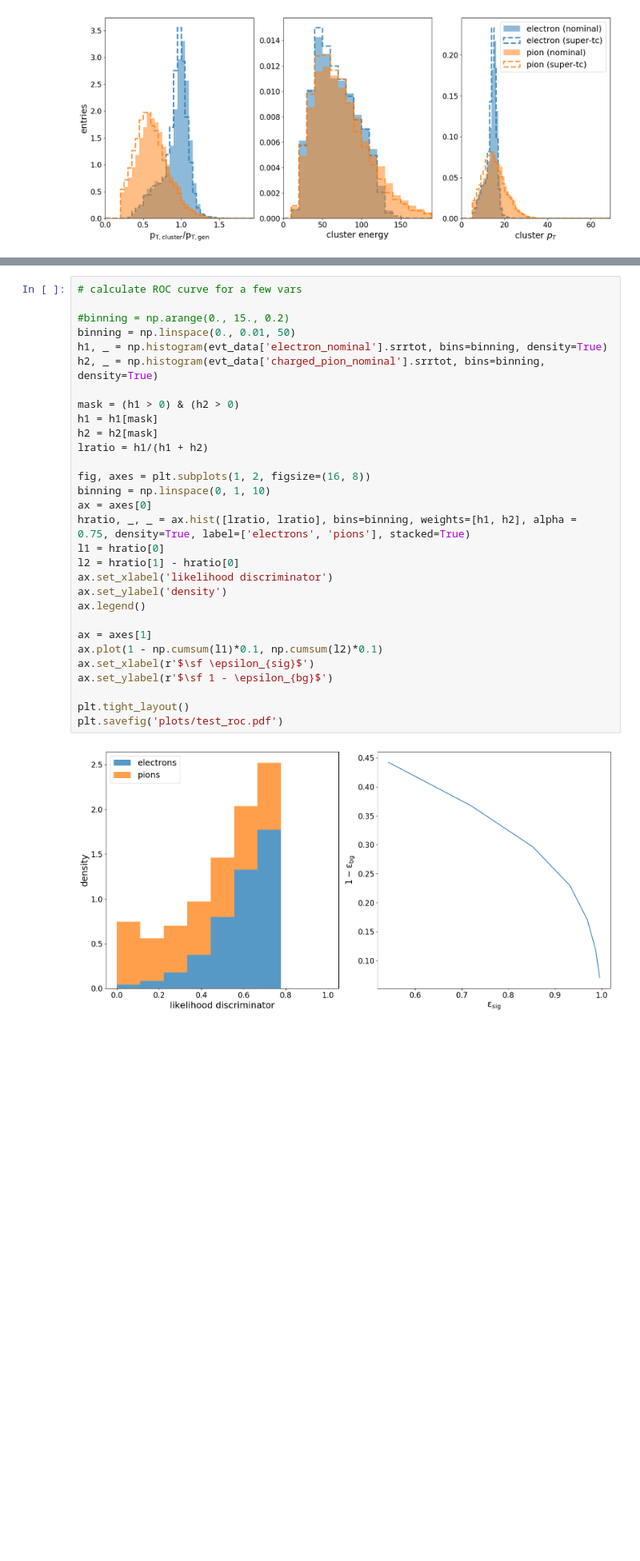
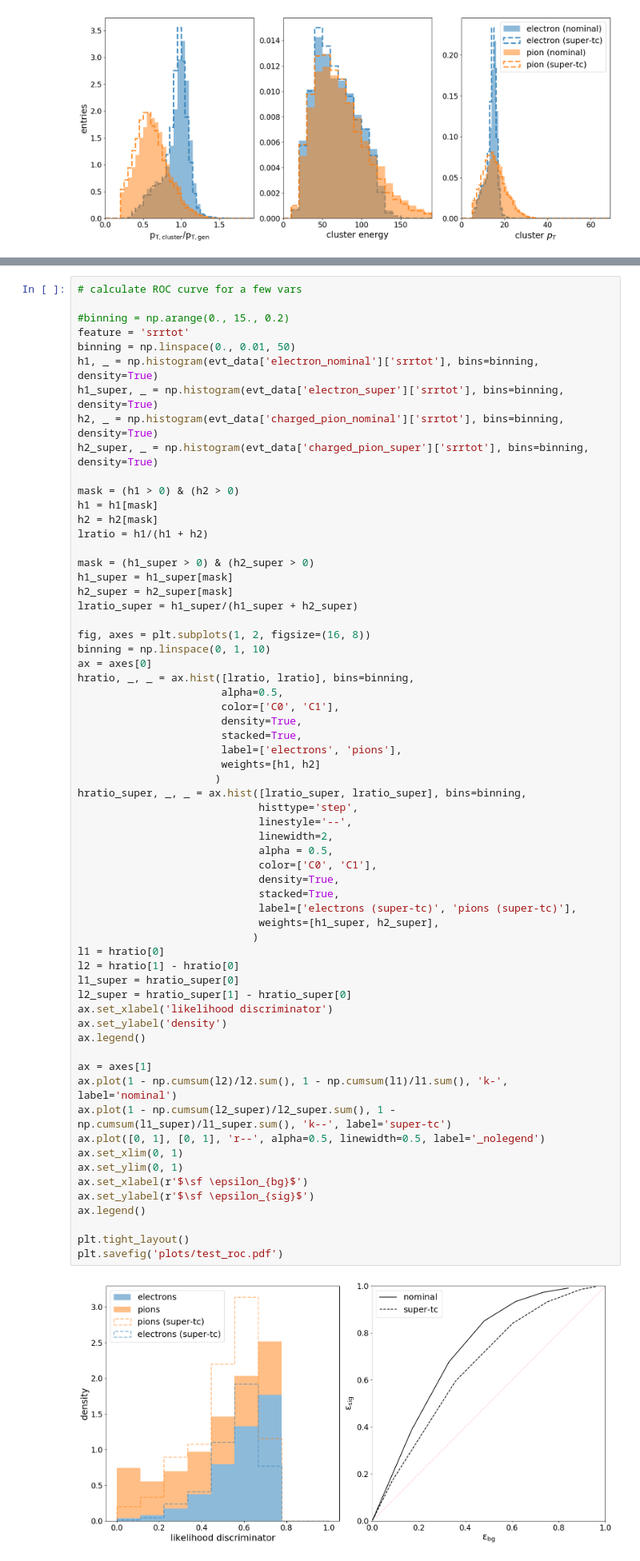
Before and after one commit to NWUHEP/hgcal-analysis, a Jupyter notebook: notebooks/electron_supertc_study.ipynb, the cells around one changed output, grey strips where cells are left out. Shown at 80% size. Saved outputs shown, nothing was run; the diff lists cells and outputs as text; blank space fills up the shorter version.

Commit message:
Cleaned up ROC curves for nominal vs super tc

```diff
--- a/notebooks/electron_supertc_study.ipynb
+++ b/notebooks/electron_supertc_study.ipynb
@@ -276,32 +276,65 @@ plt.show()
 # %%
 # calculate ROC curve for a few vars
 
 #binning = np.arange(0., 15., 0.2)
+feature = 'srrtot'
 binning = np.linspace(0., 0.01, 50)
-h1, _ = np.histogram(evt_data['electron_nominal'].srrtot, bins=binning, density=True)
-h2, _ = np.histogram(evt_data['charged_pion_nominal'].srrtot, bins=binning, density=True)
+h1, _ = np.histogram(evt_data['electron_nominal']['srrtot'], bins=binning, density=True)
+h1_super, _ = np.histogram(evt_data['electron_super']['srrtot'], bins=binning, density=True)
+h2, _ = np.histogram(evt_data['charged_pion_nominal']['srrtot'], bins=binning, density=True)
+h2_super, _ = np.histogram(evt_data['charged_pion_super']['srrtot'], bins=binning, density=True)
 
 mask = (h1 > 0) & (h2 > 0)
 h1 = h1[mask]
 h2 = h2[mask]
 lratio = h1/(h1 + h2)
 
+mask = (h1_super > 0) & (h2_super > 0)
+h1_super = h1_super[mask]
+h2_super = h2_super[mask]
+lratio_super = h1_super/(h1_super + h2_super)
+
 fig, axes = plt.subplots(1, 2, figsize=(16, 8))
 binning = np.linspace(0, 1, 10)
 ax = axes[0]
-hratio, _, _ = ax.hist([lratio, lratio], bins=binning, weights=[h1, h2], alpha = 0.75, density=True, label=['electrons', 'pions'], stacked=True)
+hratio, _, _ = ax.hist([lratio, lratio], bins=binning,
+                       alpha=0.5,
+                       color=['C0', 'C1'],
+                       density=True,
+                       stacked=True,
+                       label=['electrons', 'pions'],
+                       weights=[h1, h2]
+                      )
+hratio_super, _, _ = ax.hist([lratio_super, lratio_super], bins=binning,
+                             histtype='step',
+                             linestyle='--',
+                             linewidth=2,
+                             alpha = 0.5,
+                             color=['C0', 'C1'],
+                             density=True,
+                             stacked=True,
+                             label=['electrons (super-tc)', 'pions (super-tc)'],
+                             weights=[h1_super, h2_super],
+                            )
 l1 = hratio[0]
 l2 = hratio[1] - hratio[0]
+l1_super = hratio_super[0]
+l2_super = hratio_super[1] - hratio_super[0]
 ax.set_xlabel('likelihood discriminator')
 ax.set_ylabel('density')
 ax.legend()
 
 ax = axes[1]
-ax.plot(1 - np.cumsum(l1)*0.1, np.cumsum(l2)*0.1)
-ax.set_xlabel(r'$\sf \epsilon_{sig}$')
-ax.set_ylabel(r'$\sf 1 - \epsilon_{bg}$')
+ax.plot(1 - np.cumsum(l2)/l2.sum(), 1 - np.cumsum(l1)/l1.sum(), 'k-', label='nominal')
+ax.plot(1 - np.cumsum(l2_super)/l2_super.sum(), 1 - np.cumsum(l1_super)/l1_super.sum(), 'k--', label='super-tc')
+ax.plot([0, 1], [0, 1], 'r--', alpha=0.5, linewidth=0.5, label='_nolegend')
+ax.set_xlim(0, 1)
+ax.set_ylim(0, 1)
+ax.set_xlabel(r'$\sf \epsilon_{bg}$')
+ax.set_ylabel(r'$\sf \epsilon_{sig}$')
+ax.legend()
 
 plt.tight_layout()
 plt.savefig('plots/test_roc.pdf')
 # %% [output]
-[figure, old version]
+[figure, new version]
```
